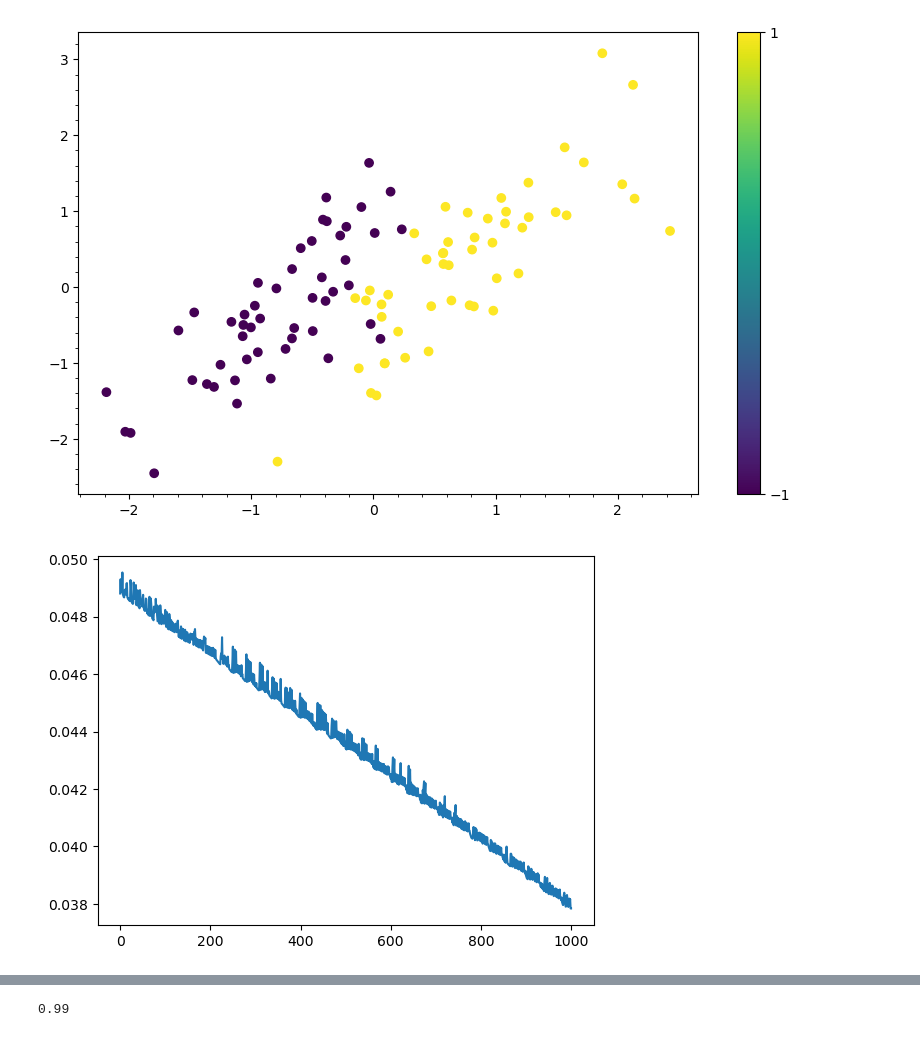
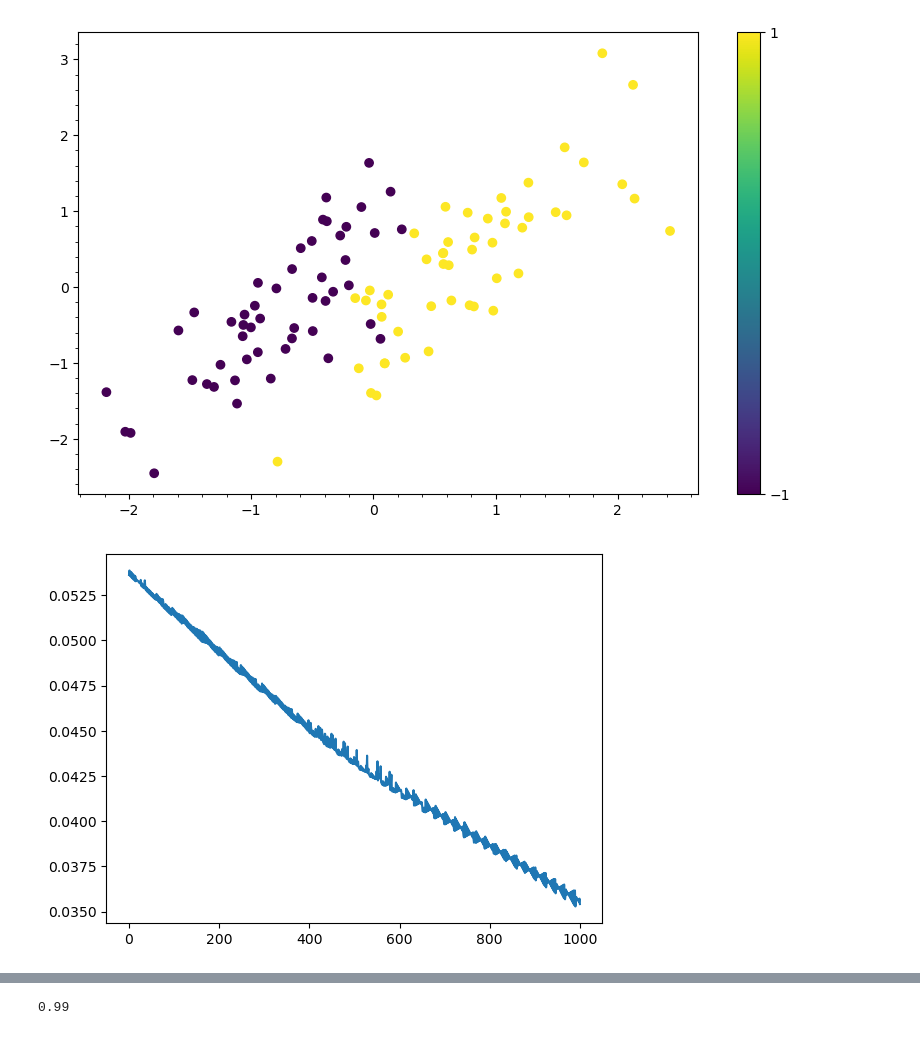
Before and after one commit to intellimath/mltools, a Jupyter notebook: notebooks/nn_classification_iris.ipynb, the cells around one changed output, grey strips where cells are left out. Saved outputs shown, nothing was run; the diff lists cells and outputs as text; code cells hidden in the pictures.

```diff
--- a/notebooks/nn_classification_iris.ipynb
+++ b/notebooks/nn_classification_iris.ipynb
@@ -54,17 +78,17 @@ def calc_zz(mod, min_val, max_val):
     ZZ = ZZ.reshape(XX.shape)
     return ZZ
 # %%
-hinge_func = funcs.Hinge()
-loss_func = lossfuncs.MarginLoss(hinge_func)
-nnmod = models.SimpleNN(funcs.Sigmoidal(5.0), 2, 100)
-risk = risks.Risk(nnmod, loss_func)
+hinge_func2 = funcs.Hinge(1.0)
+loss_func2 = lossfuncs.MarginLoss(hinge_func2)
+nnmod2 = models.SimpleNN(funcs.Sigmoidal(5.0), 2, 100)
+risk2 = risks.Risk(nnmod2, loss_func2)
 
-nnmod.param[:] = np.random.random(nnmod.n_param)
+nnmod2.param[:] = 2*np.random.random(nnmod.n_param)-1
 # %%
-gd = gda.GradientDescent(risk, h=0.05)
+gd2 = gda.GradientDescent(risk2, h=0.05)
 # %%
-gd.fit(U2, Y2)
-plt.plot(gd.rvals)
+gd2.fit(U2, Y2)
+plt.plot(gd2.rvals)
 plt.show()
 # %% [output]
-[figure, old version]
+[figure, new version]
```
Also changed, not shown: parts of 13 cells of this notebook, 3 other files.
